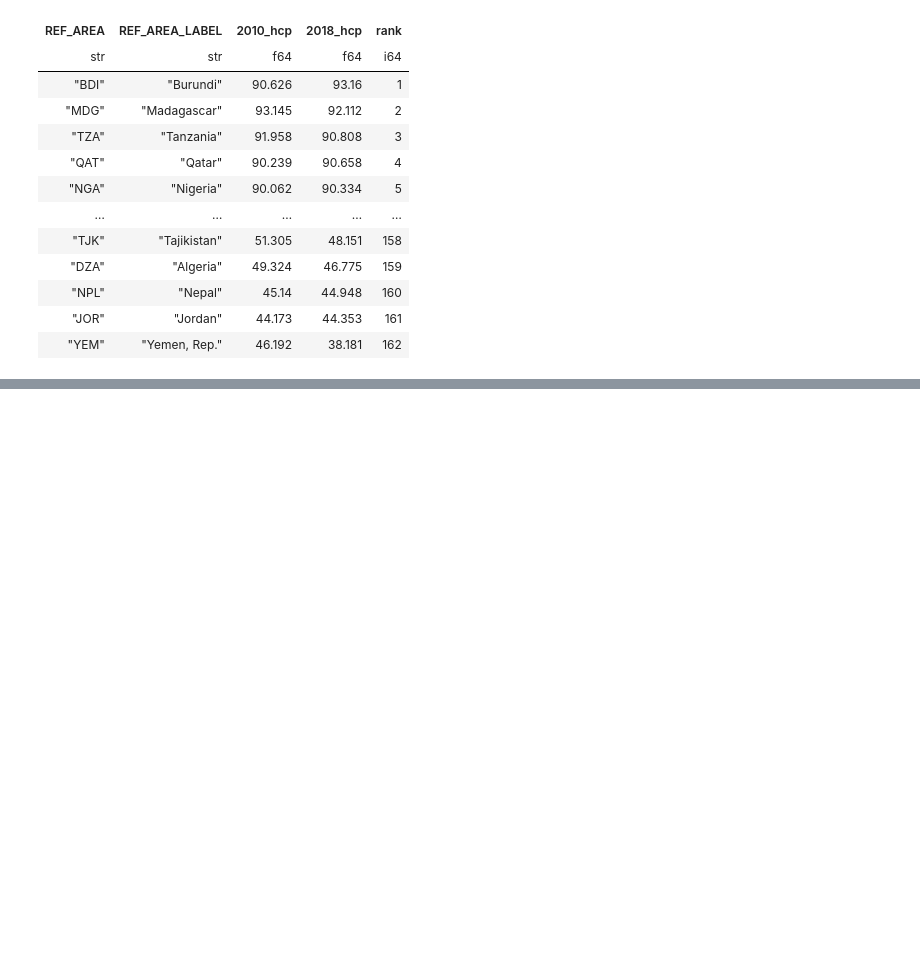
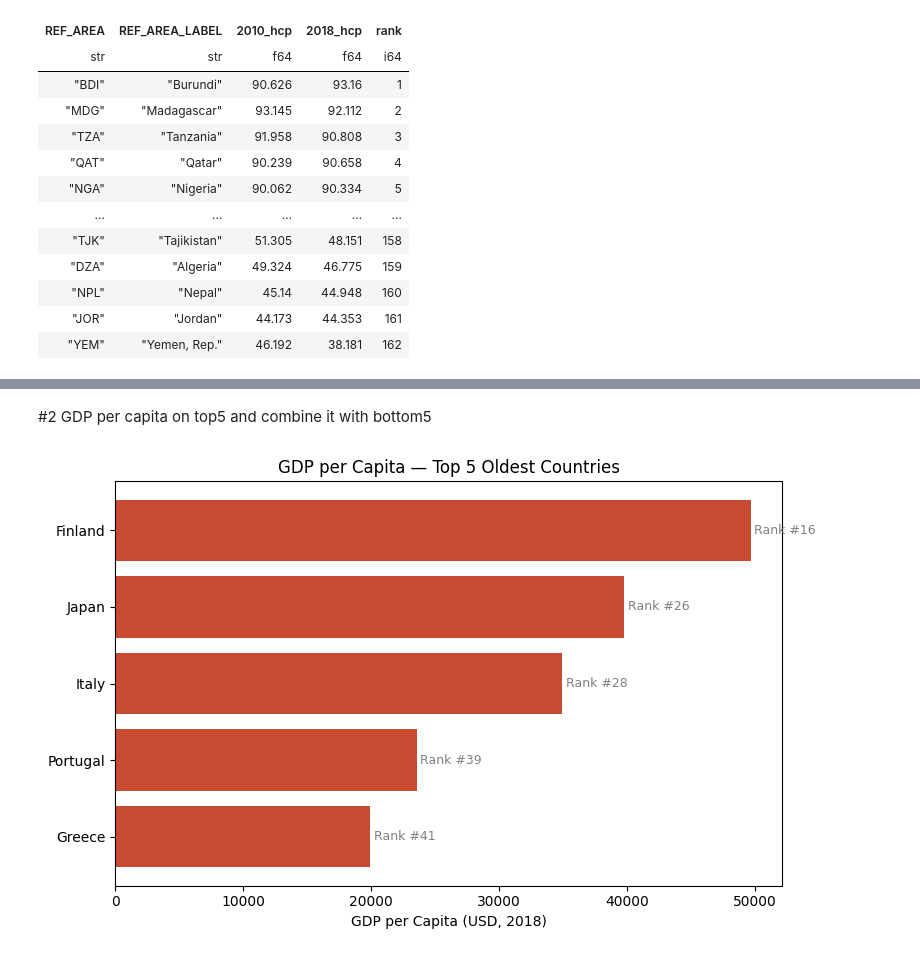
Before and after one commit to rachelv2/first_project, a Jupyter notebook: notebooks/data_cleaning_beatriz.ipynb, the cells around one changed output, grey strips where cells are left out. Saved outputs shown, nothing was run; the diff lists cells and outputs as text; code cells hidden in the pictures; blank space fills up the shorter version.

```diff
--- a/notebooks/data_cleaning_beatriz.ipynb
+++ b/notebooks/data_cleaning_beatriz.ipynb
@@ -1041,0 +1145,30 @@ shape: (5, 11)
+# %% [markdown]
+#2 GDP per capita on top5 and combine it with bottom5
+# %%
+data = [
+    {"country": "Finland",  "gdp_per_capita": 49654.25, "rank_gdp": 16},
+    {"country": "Japan",    "gdp_per_capita": 39751.13, "rank_gdp": 26},
+    {"country": "Italy",    "gdp_per_capita": 34904.11, "rank_gdp": 28},
+    {"country": "Greece",   "gdp_per_capita": 19873.40, "rank_gdp": 41},
+    {"country": "Portugal", "gdp_per_capita": 23541.14, "rank_gdp": 39},
+]
+
+df = pl.DataFrame(data).sort("gdp_per_capita", descending=True)
+
+fig, ax = plt.subplots(figsize=(8, 5))
+
+bars = ax.barh(df["country"], df["gdp_per_capita"], color="#C84B31")
+
+# Add rank labels on the bars
+for bar, rank in zip(bars, df["rank_gdp"]):
+    ax.text(bar.get_width() + 300, bar.get_y() + bar.get_height()/2,
+            f"Rank #{rank}", va="center", fontsize=9, color="gray")
+
+ax.set_xlabel("GDP per Capita (USD, 2018)")
+ax.set_title("GDP per Capita — Top 5 Oldest Countries")
+ax.invert_yaxis()
+
+plt.tight_layout()
+plt.show()
+# %% [output]
+[figure, added]
```
Also changed, not shown: parts of 43 cells of this notebook, 5 other files.
